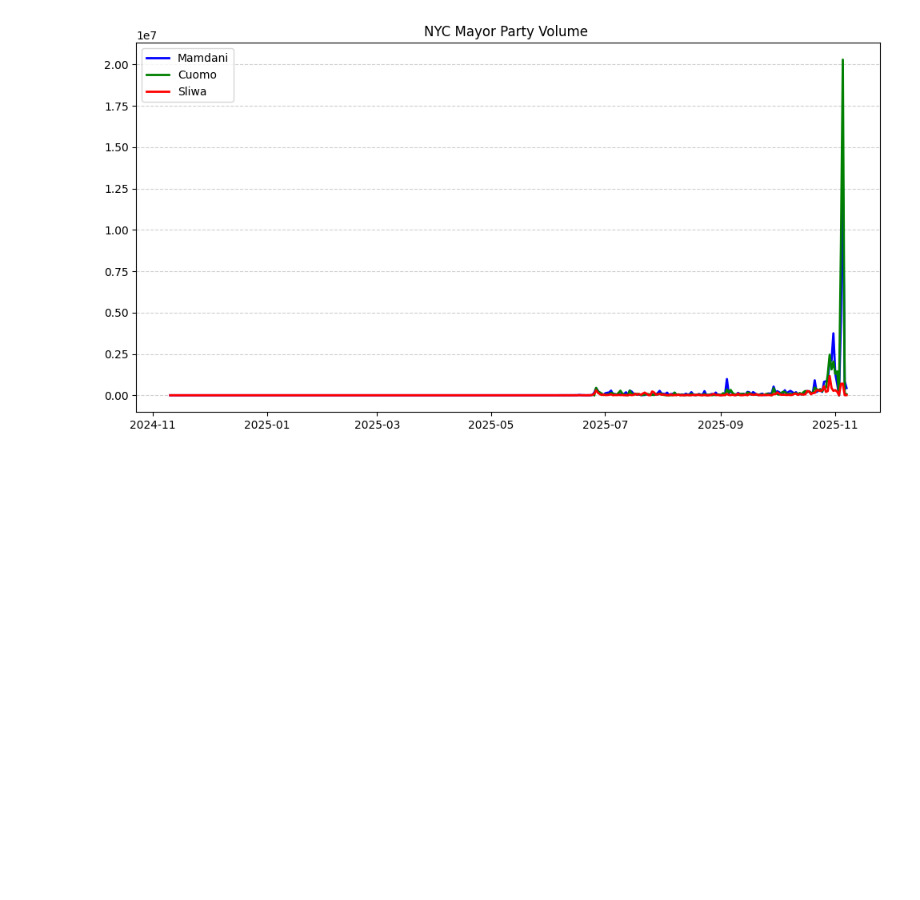
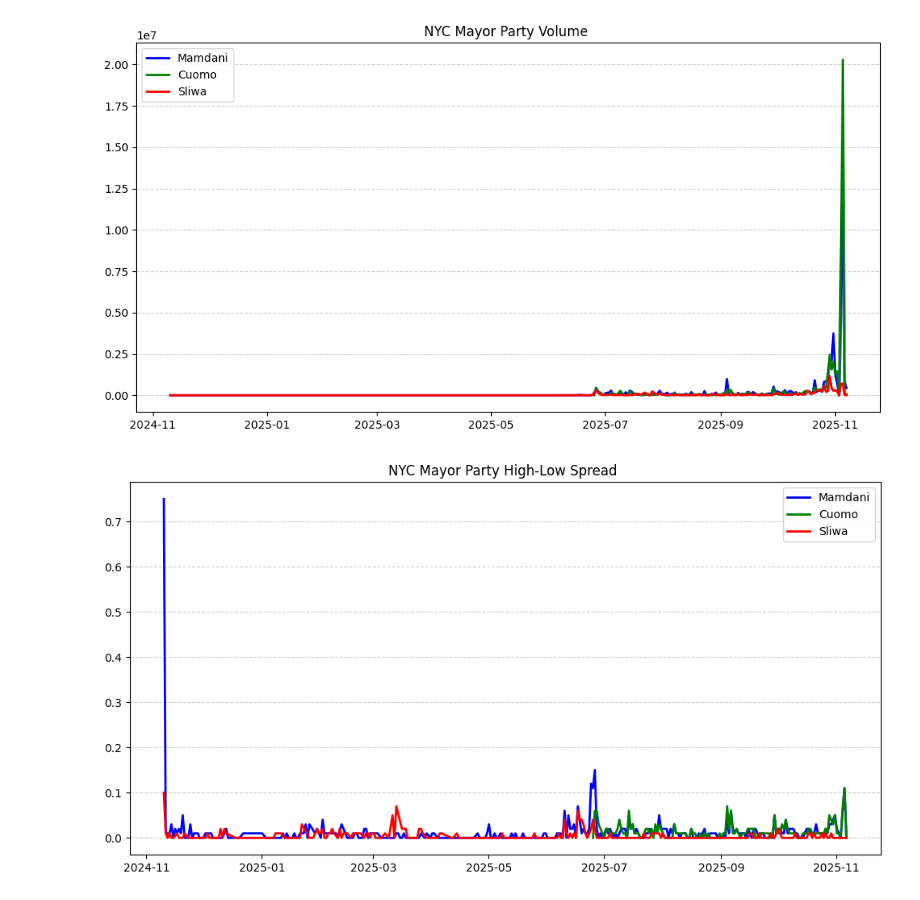
Before and after one commit to rohannunu/RedditKalshiPredictions, a Jupyter notebook: kalshi.ipynb, the cells around one changed output. Drawn from its saved outputs; the diff is of its cells as text; code cells hidden in the pictures; blank space fills up the shorter version.

```diff
--- a/kalshi.ipynb
+++ b/kalshi.ipynb
@@ -219,3 +219,39 @@ plt.title("NYC Mayor Party Volume ")
 plt.show()
 # %% [output]
 [figure]
+# %%
+
+# 1. Ensure data is numeric and sorted (CRITICAL)
+df_full['date'] = pd.to_datetime(df_full['date'])
+df_full = df_full.sort_values('date')
+mamdani['yes_bid.high_dollars'] = pd.to_numeric(mamdani['yes_bid.high_dollars'])
+mamdani['yes_bid.low_dollars'] = pd.to_numeric(mamdani['yes_bid.low_dollars'])
+
+cuomo['yes_bid.high_dollars'] = pd.to_numeric(cuomo['yes_bid.high_dollars'])
+cuomo['yes_bid.low_dollars'] = pd.to_numeric(cuomo['yes_bid.low_dollars'])
+
+sliwa['yes_bid.high_dollars'] = pd.to_numeric(sliwa['yes_bid.high_dollars'])
+sliwa['yes_bid.low_dollars'] = pd.to_numeric(sliwa['yes_bid.low_dollars'])
+
+plt.figure(figsize=(12, 6))
+
+mamdami_spread = mamdani['yes_bid.high_dollars'] - mamdani['yes_bid.low_dollars']
+cuomo_spread = cuomo['yes_bid.high_dollars'] - cuomo['yes_bid.low_dollars']
+sliwa_spread = sliwa['yes_bid.high_dollars'] - sliwa['yes_bid.low_dollars']
+
+# 2. Plot the xd
+plt.plot(mamdani[:-1]['date'], mamdami_spread[:-1], color='blue', label='Mamdani', linewidth=2)
+plt.plot(cuomo[:-1]['date'], cuomo_spread[:-1], color='green', label='Cuomo', linewidth=2)
+plt.plot(sliwa[:-1]['date'], sliwa_spread[:-1], color='red', label='Sliwa', linewidth=2)
+
+# Optional: Add a legend so people know which color is which
+plt.legend()
+
+
+# 5. Add Grid for better visibility
+plt.grid(True, axis='y', linestyle='--', alpha=0.6)
+
+plt.title("NYC Mayor Party High-Low Spread ")
+plt.show()
+# %% [output]
+[figure, added]
```
Also changed, not shown: parts of 1 cell of this notebook, 2 other files.
